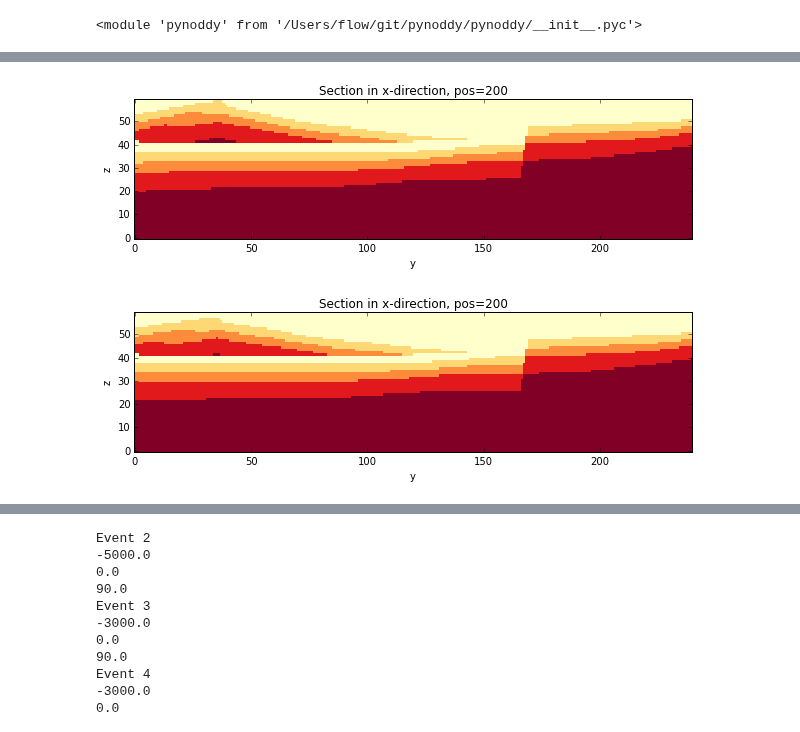
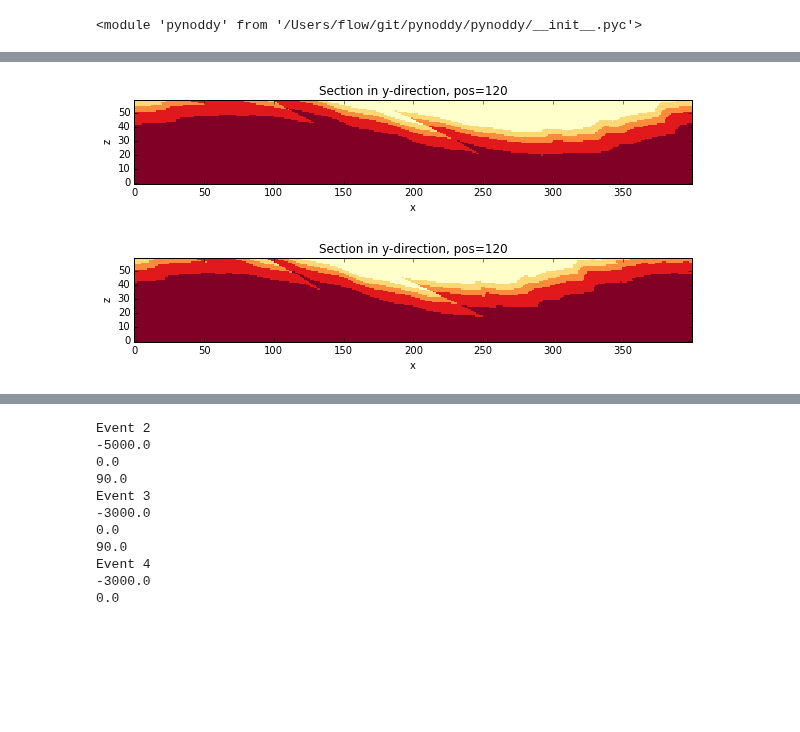
Before and after one commit to cgre-aachen/pynoddy, a Jupyter notebook: docs/notebooks/Paper-Fig3-4-Read-Geophysics.ipynb, the cells around one changed output, grey strips where cells are left out. Saved outputs shown, nothing was run; the diff lists cells and outputs as text; code cells hidden in the pictures; blank space fills up the shorter version.

```diff
--- a/docs/notebooks/Paper-Fig3-4-Read-Geophysics.ipynb
+++ b/docs/notebooks/Paper-Fig3-4-Read-Geophysics.ipynb
@@ -202,10 +214,10 @@ cbar = plt.colorbar(cf, orientation = 'horizontal')
 # %%
 # compare sections through model
-geo_changed.plot_section('x', colorbar = False)
-h_out.plot_section('x', colorbar = False)
+geo_changed.plot_section('y', colorbar = False)
+h_out.plot_section('y', colorbar = False)
 # %% [output]
-[figure, old version]
+[figure, new version]
-[figure, old version]
+[figure, new version]
 # %%
 his.events
 # %% [output]
```
Also changed, not shown: parts of 12 cells of this notebook, 4 other files.
